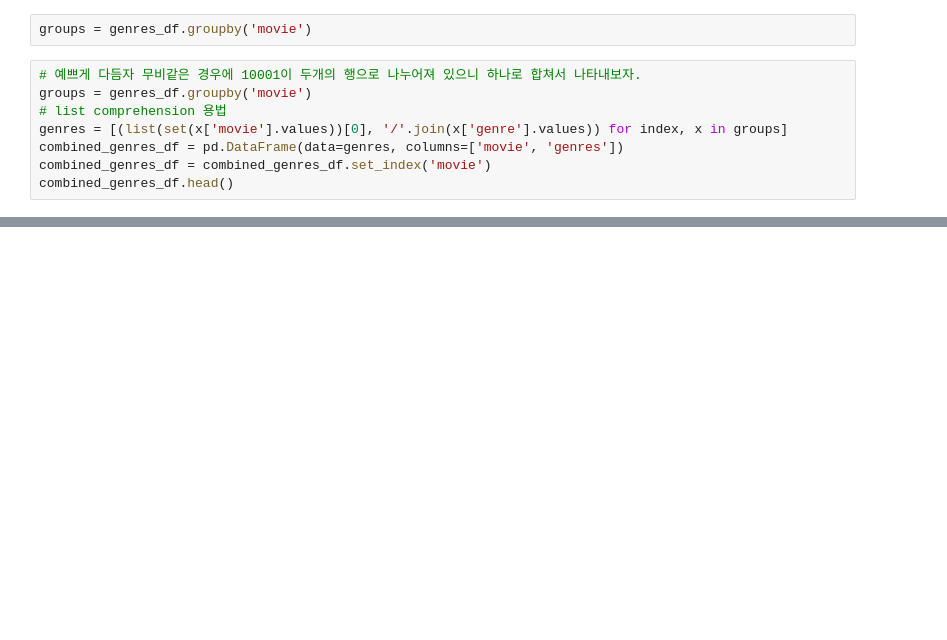
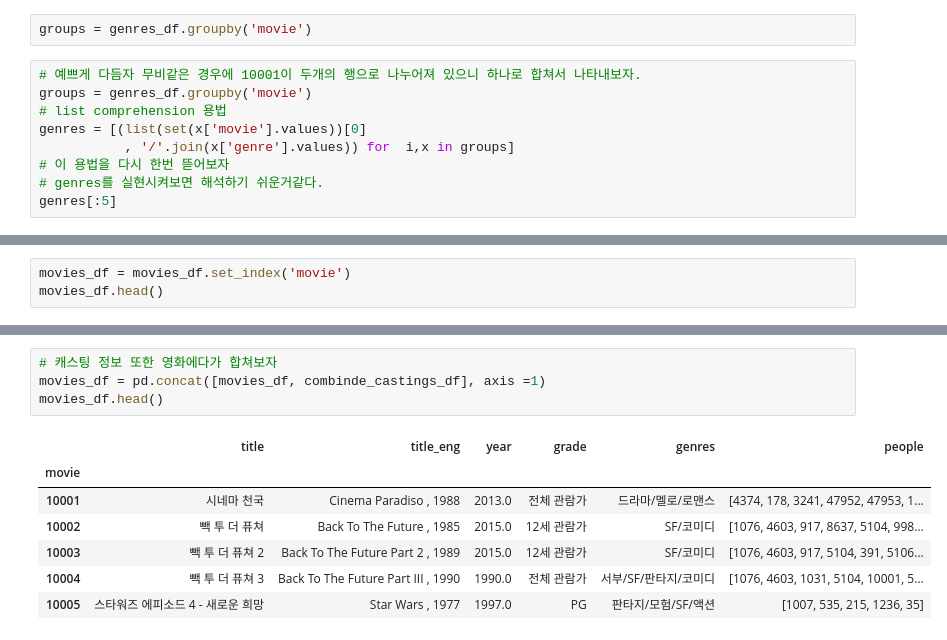
Before and after one commit to Vaycold/Vaycold, a Jupyter notebook: Recommend_Algorithm/#7.딥러닝과_추천알고리즘,_영화_데이터셋_비교.ipynb, the cells around one changed output, grey strips where cells are left out. Drawn from its saved outputs; the diff is of its cells as text; blank space fills up the shorter version.

```diff
--- a/Recommend_Algorithm/#7.딥러닝과_추천알고리즘,_영화_데이터셋_비교.ipynb
+++ b/Recommend_Algorithm/#7.딥러닝과_추천알고리즘,_영화_데이터셋_비교.ipynb
@@ -273,8 +205,9 @@ groups = genres_df.groupby('movie')
 # 예쁘게 다듬자 무비같은 경우에 10001이 두개의 행으로 나누어져 있으니 하나로 합쳐서 나타내보자.
 groups = genres_df.groupby('movie')
 # list comprehension 용법
-genres = [(list(set(x['movie'].values))[0], '/'.join(x['genre'].values)) for index, x in groups]
-combined_genres_df = pd.DataFrame(data=genres, columns=['movie', 'genres'])
-combined_genres_df = combined_genres_df.set_index('movie')
-combined_genres_df.head()
+genres = [(list(set(x['movie'].values))[0]
+           , '/'.join(x['genre'].values)) for  i,x in groups]
+# 이 용법을 다시 한번 뜯어보자
+# genres를 실현시켜보면 해석하기 쉬운거같다.
+genres[:5]
 # %% [output]
@@ -295,0 +249,3 @@ AttributeError: ignored
+# %%
+movies_df = movies_df.set_index('movie')
+movies_df.head()
@@ -295,0 +309,12 @@ AttributeError: ignored
+# %%
+# 캐스팅 정보 또한 영화에다가 합쳐보자
+movies_df = pd.concat([movies_df, combinde_castings_df], axis =1)
+movies_df.head()
+# %% [output]
+|  | title | title_eng | year | grade | genres | people |
+| movie |  |  |  |  |  |  |
+| 10001 | 시네마 천국 | Cinema Paradiso , 1988 | 2013.0 | 전체 관람가 | 드라마/멜로/로맨스 | [4374, 178, 3241, 47952, 47953, 1... |
+| 10002 | 빽 투 더 퓨쳐 | Back To The Future , 1985 | 2015.0 | 12세 관람가 | SF/코미디 | [1076, 4603, 917, 8637, 5104, 998... |
+| 10003 | 빽 투 더 퓨쳐 2 | Back To The Future Part 2 , 1989 | 2015.0 | 12세 관람가 | SF/코미디 | [1076, 4603, 917, 5104, 391, 5106... |
+| 10004 | 빽 투 더 퓨쳐 3 | Back To The Future Part III , 1990 | 1990.0 | 전체 관람가 | 서부/SF/판타지/코미디 | [1076, 4603, 1031, 5104, 10001, 5... |
+| 10005 | 스타워즈 에피소드 4 - 새로운 희망 | Star Wars , 1977 | 1997.0 | PG | 판타지/모험/SF/액션 | [1007, 535, 215, 1236, 35] |
```
Also changed, not shown: parts of 37 cells of this notebook.
